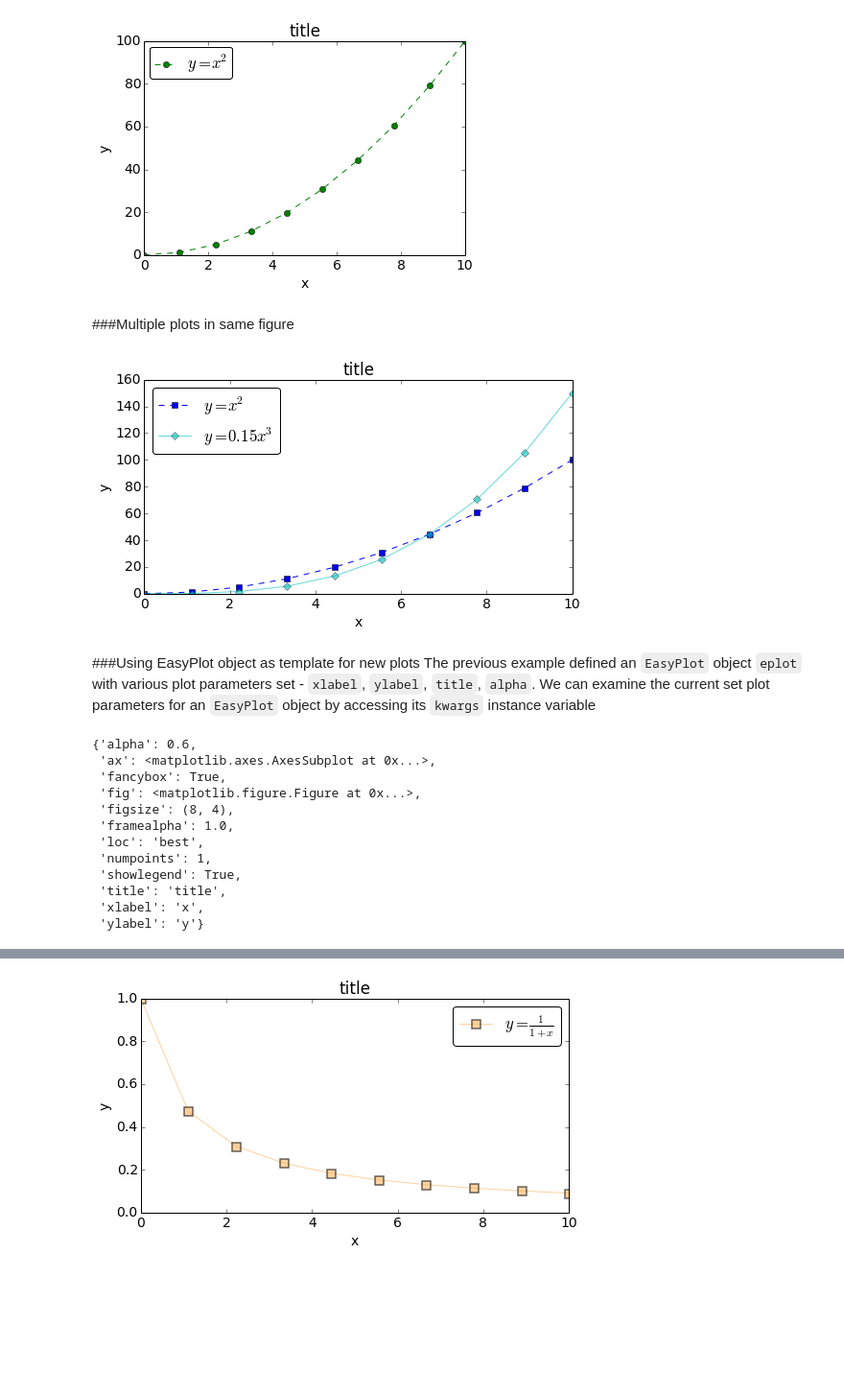
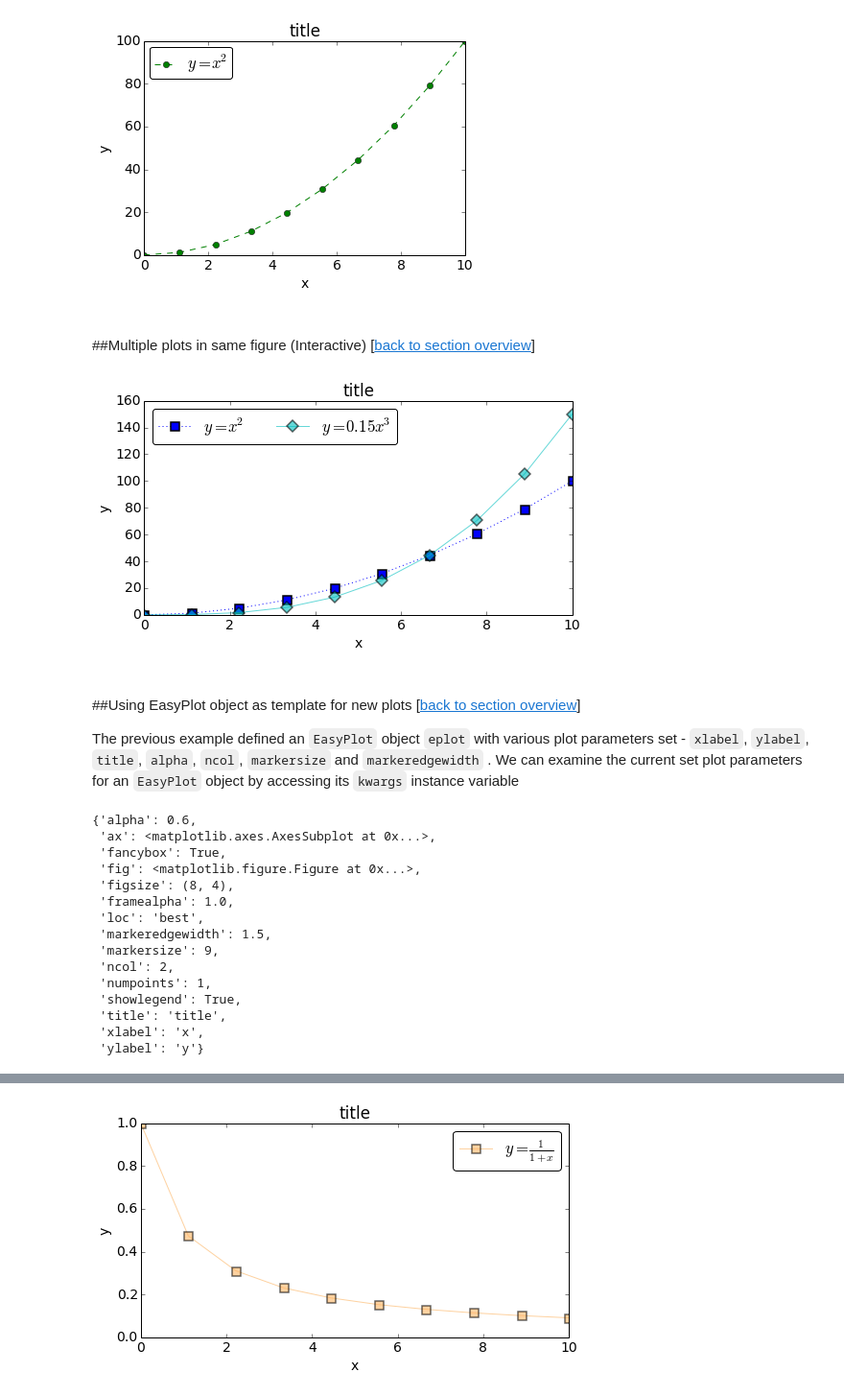
Before and after one commit to HamsterHuey/easyplot, a Jupyter notebook: docs/easyplot_docs.ipynb, the cells around one changed output, grey strips where cells are left out. Shown: that part at 96% size. Saved outputs shown, nothing was run; the diff lists cells and outputs as text; code cells hidden in the pictures; blank space fills up the shorter version.

```diff
--- a/docs/easyplot_docs.ipynb
+++ b/docs/easyplot_docs.ipynb
@@ -87,18 +114,23 @@ eplot = EasyPlot(x, x**2, 'g--o', label=r"$y = x^2$", showlegend=True, xlabel='x
 [figure]
 # %% [markdown]
 <a name="multiple_plots"></a>
-###Multiple plots in same figure
+# %% [markdown]
+##Multiple plots in same figure (Interactive)
+[[back to section overview](#sections)]
 # %%
 #Note the use of plot parameter aliases and the figsize parameter
-eplot = EasyPlot(x, x**2, label=r"$y = x^2$", figsize=(8,4), showlegend=True,
-                 xlabel='x', ylabel='y', title='title', color='b', linestyle='--', marker='s')
+eplot = EasyPlot(x, x**2, label=r"$y = x^2$", figsize=(8,4), showlegend=True, ncol=2, ms=9, markeredgewidth=1.5,
+                 xlabel='x', ylabel='y', title='title', color='b', linestyle=':', marker='s')
 eplot.add_plot(x, 0.15*x**3, label=r"$y = 0.15x^3$", c='c', ls='-', alpha=0.6, marker='D')
 # %% [output]
-[figure, old version]
+[figure, new version]
+# %% [markdown]
+<a name="easyplot_template"></a>
 # %% [markdown]
-<a name="easyplot_template"></a>
-###Using EasyPlot object as template for new plots
-The previous example defined an `EasyPlot` object `eplot` with various plot parameters set - `xlabel`, `ylabel`, `title`, `alpha`. We can examine the current set plot parameters for an `EasyPlot` object by accessing its `kwargs` instance variable
+##Using EasyPlot object as template for new plots
+[[back to section overview](#sections)]
+
+The previous example defined an `EasyPlot` object `eplot` with various plot parameters set - `xlabel`, `ylabel`, `title`, `alpha`, `ncol`, `markersize` and `markeredgewidth` . We can examine the current set plot parameters for an `EasyPlot` object by accessing its `kwargs` instance variable
 # %%
 #Examine set plot parameters for eplot
 eplot.kwargs
@@ -110,6 +142,9 @@ eplot.kwargs
  'figsize': (8, 4),
  'framealpha': 1.0,
  'loc': 'best',
+ 'markeredgewidth': 1.5,
+ 'markersize': 9,
+ 'ncol': 2,
  'numpoints': 1,
  'showlegend': True,
  'title': 'title',
```
Also changed, not shown: parts of 37 cells of this notebook, 27 other files.
